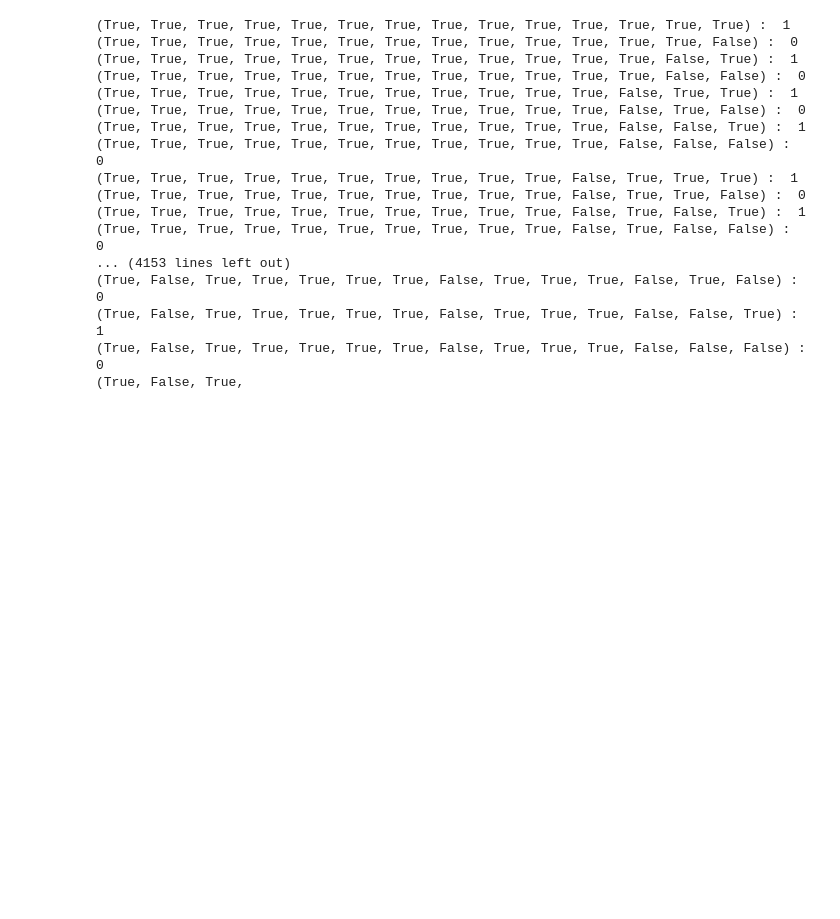
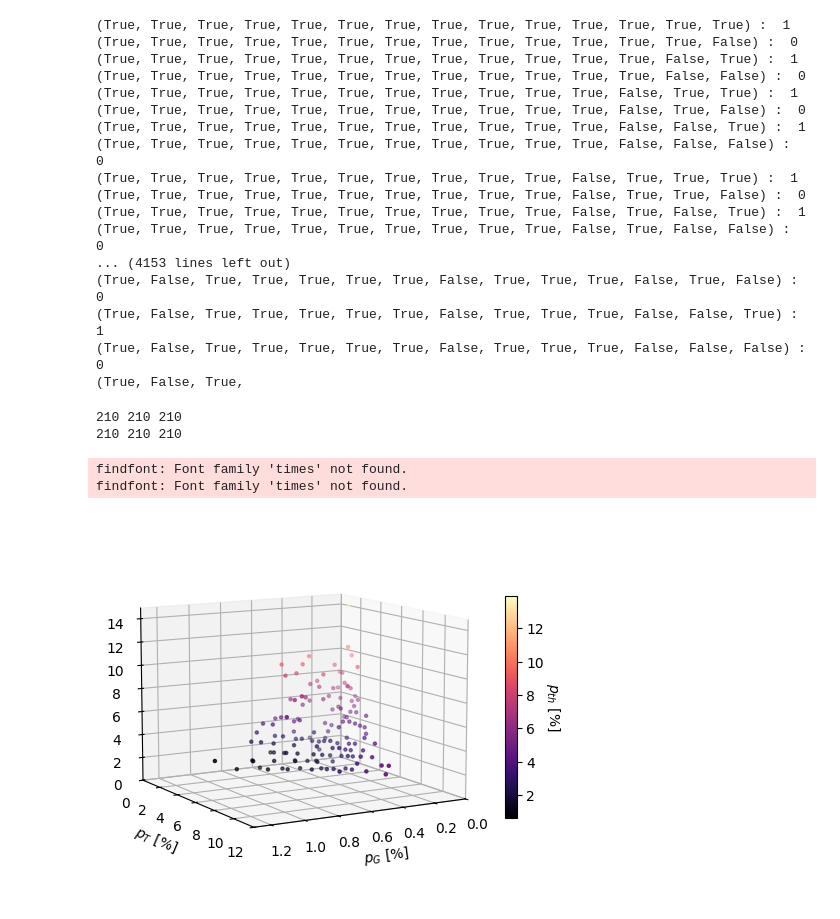
Before and after one commit to jvlad1979/cmsc657_project, a Jupyter notebook: test.ipynb, the cells around one changed output. Saved outputs shown, nothing was run; the diff lists cells and outputs as text; code cells hidden in the pictures; blank space fills up the shorter version.

```diff
--- a/test.ipynb
+++ b/test.ipynb
@@ -208,0 +358,35 @@ for z in list(product([True,False],repeat=m.num_nodes)):
+# %%
+p = Pool(16)
+
+func,args = gen_surf_thresh_func_args(max_shots=300,logical='X')
+result_X = p.starmap(func,args)
+
+func,args = gen_surf_thresh_func_args(max_shots=300,logical='Z')
+result_Z = p.starmap(func,args)
+# %% [output]
+210 210 210
+210 210 210
+# %%
+def result2sthreshs(result):
+    LogZ_fail_3d_d_p = []
+    for row in range(len(result)):
+        LogZ_fail_3d_d_p_col = []
+        for col in range(len(result[row])):
+            theta1, phi1, Log_fail_d_p = result[row][col]
+            p_threshold, p_threshold_error = plot_utils.Threshold_from_LogFail(Log_fail_d_p)
+            LogZ_fail_3d_d_p_col.append([theta1, phi1, p_threshold, p_threshold_error])
+        LogZ_fail_3d_d_p.append(LogZ_fail_3d_d_p_col)
+    return LogZ_fail_3d_d_p
+
+LogX_fail_3d_d_p = result2sthreshs(list(batched(result_X,20)))
+LogZ_fail_3d_d_p = result2sthreshs(list(batched(result_Z,20)))
+# %%
+import pickle
+# with open('./RSC_3d_LogX_fail3d_d_p.pkl','wb') as f:
+#     pickle.dump(LogX_fail_3d_d_p,f)
+# with open('./RSC_3d_LogZ_fail3d_d_p.pkl','wb') as f:
+#     pickle.dump(LogZ_fail_3d_d_p,f)
+with open('./RSC_3d_LogX_fail3d_d_p.pkl','rb') as f:
+    LogX_fail_3d_d_p = pickle.load(f)
+with open('./RSC_3d_LogZ_fail3d_d_p.pkl','rb') as f:
+    LogZ_fail_3d_d_p = pickle.load(f)
@@ -208,0 +395,21 @@ for z in list(product([True,False],repeat=m.num_nodes)):
+# %%
+fig = plt.figure()
+ax = fig.add_subplot(projection='3d')
+# pG = 0
+# pT =
+# p_physRR = np.sqrt(pG**2 + pT**2 + pRR**2)
+# thetaRR = np.arctan2(pRR,np.sqrt(pT**2 + pG**2))
+
+poptlist,pfiterr,std,maxdev = plot_utils.fit_plane(LogX_fail_3d_d_p,LogZ_fail_3d_d_p)
+plot_utils.plot_3d_threshold(LogX_fail_3d_d_p,LogZ_fail_3d_d_p,ax=ax,cmap='magma',truncate=False, alpha=0.)
+ax.set_xticks(np.arange(0,1.8,0.2))
+ax.set_xlim(0,1.3)
+ax.set_ylim(0,12)
+ax.set_zlim(0,)
+# fig.tight_layout()
+ax.view_init(elev=10., azim=60)
+plt.show()
+# %% [output]
+findfont: Font family 'times' not found.
+findfont: Font family 'times' not found.
+[figure, added]
```
Also changed, not shown: parts of 10 cells of this notebook, 7 other files.
